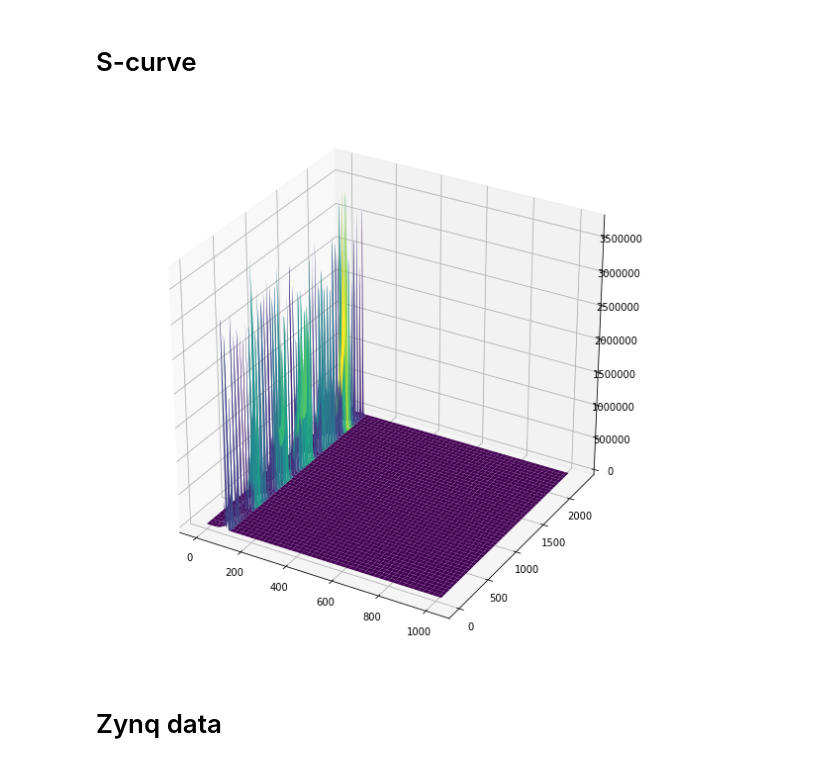
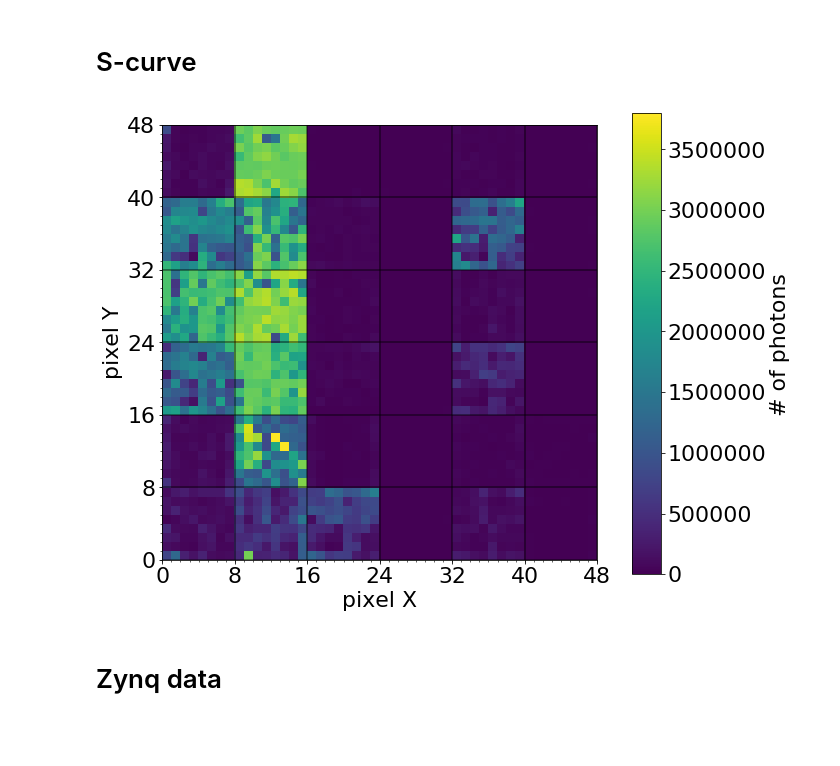
Before and after one commit to cescalara/euso_tools, a Jupyter notebook: data_visualisation/cpu_data_visualisation.ipynb, the cells around one changed output. Cells and saved outputs as stored; diff of their text form; code cells hidden in the pictures; blank space fills up the shorter version.

Commit message:
Add physical pixel mapping for Zynq and 2D Scurve data visualisation

```diff
--- a/data_visualisation/cpu_data_visualisation.ipynb
+++ b/data_visualisation/cpu_data_visualisation.ipynb
@@ -4,10 +4,10 @@ from raw_data_vis import *
 # %% [markdown]
 # S-curve
 # %%
-sc_filename = "/Users/fran/Desktop/scurve_00000004.dat"
+sc_filename = "/Users/fran/Desktop/CPU_RUN_SC__2017_10_14__09_29_04.dat"
 with DataVis(sc_filename) as FileVis:
-    FileVis.plot_sc()
+    FileVis.plot_sc_2d(8 * 95)
 # %% [output]
-[figure, old version]
+[figure, new version]
 # %% [markdown]
 # Zynq data
```
Also changed, not shown: parts of 2 cells of this notebook, 2 other files.
